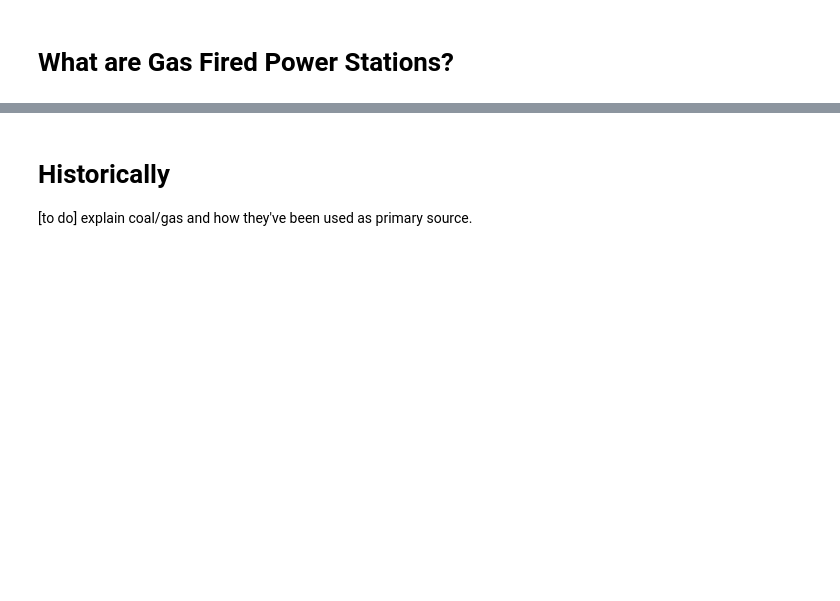
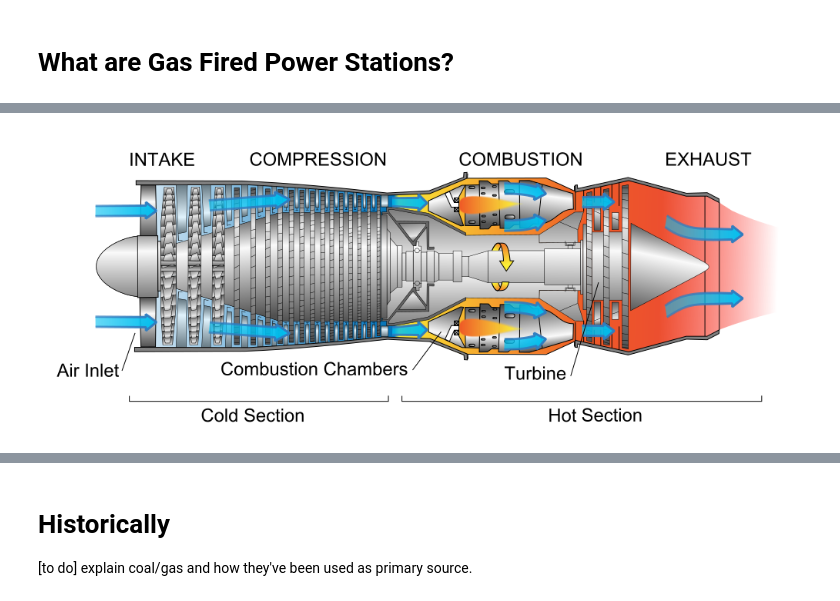
Before and after one commit to r4ch45/charterful, a Jupyter notebook: notebooks/1-why-are-gas-fired-powerstations-important.ipynb, the cells around one changed output, grey strips where cells are left out. Drawn from its saved outputs; the diff is of its cells as text; code cells hidden in the pictures; blank space fills up the shorter version.

Commit message:
FIX: images rendered with matplotlib for md

```diff
--- a/notebooks/1-why-are-gas-fired-powerstations-important.ipynb
+++ b/notebooks/1-why-are-gas-fired-powerstations-important.ipynb
@@ -50,0 +48,5 @@ The second is OCGT (Open Cycle Gas Turbine), this is similar to CCGT but has an
+# %%
+display(Image(filename="../references/jet-engine-wikimedia.png"))
+# [https://commons.wikimedia.org/wiki/File:Jet_engine.svg]
+# %% [output]
+[figure, added]
```
Also changed, not shown: parts of 7 cells of this notebook, 15 other files.
